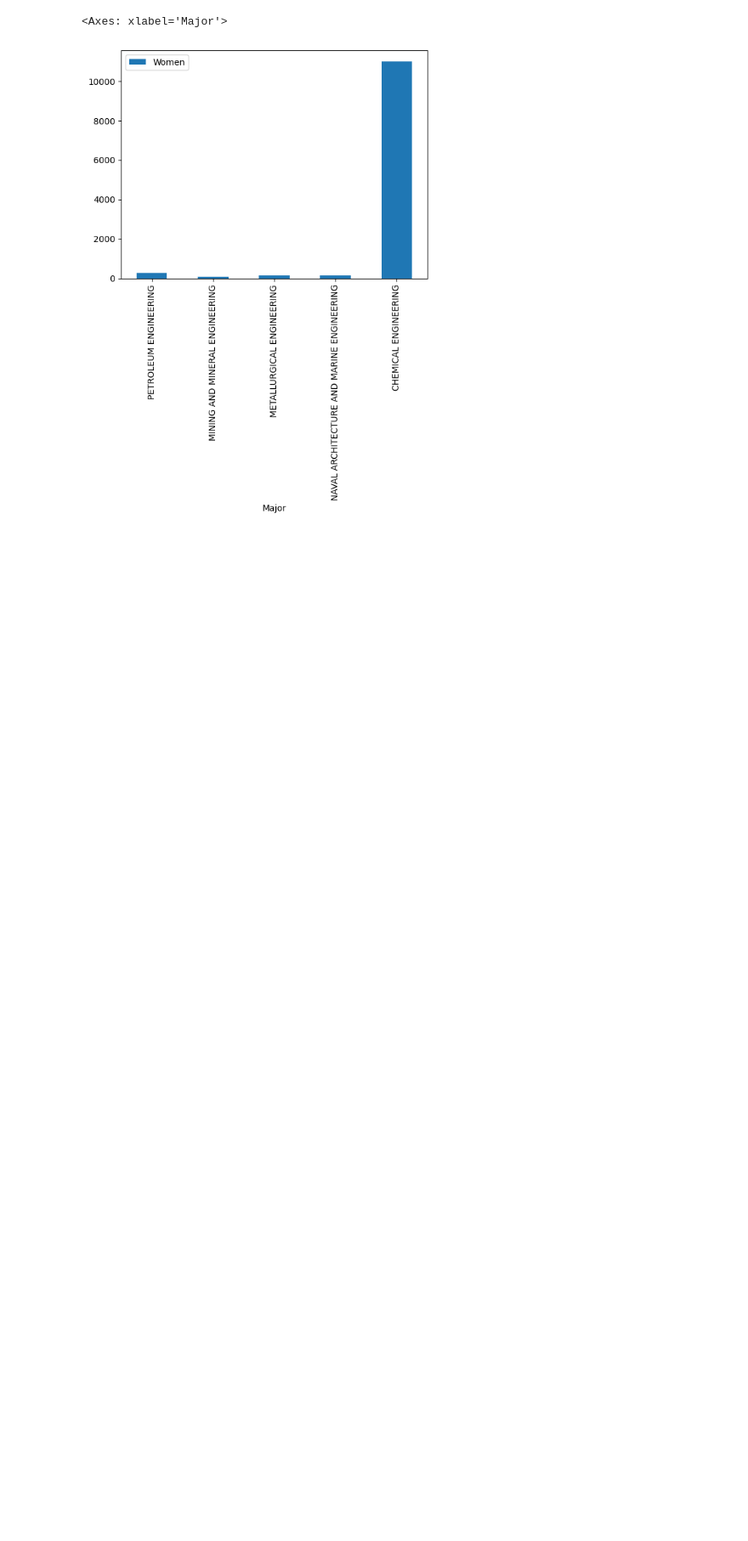
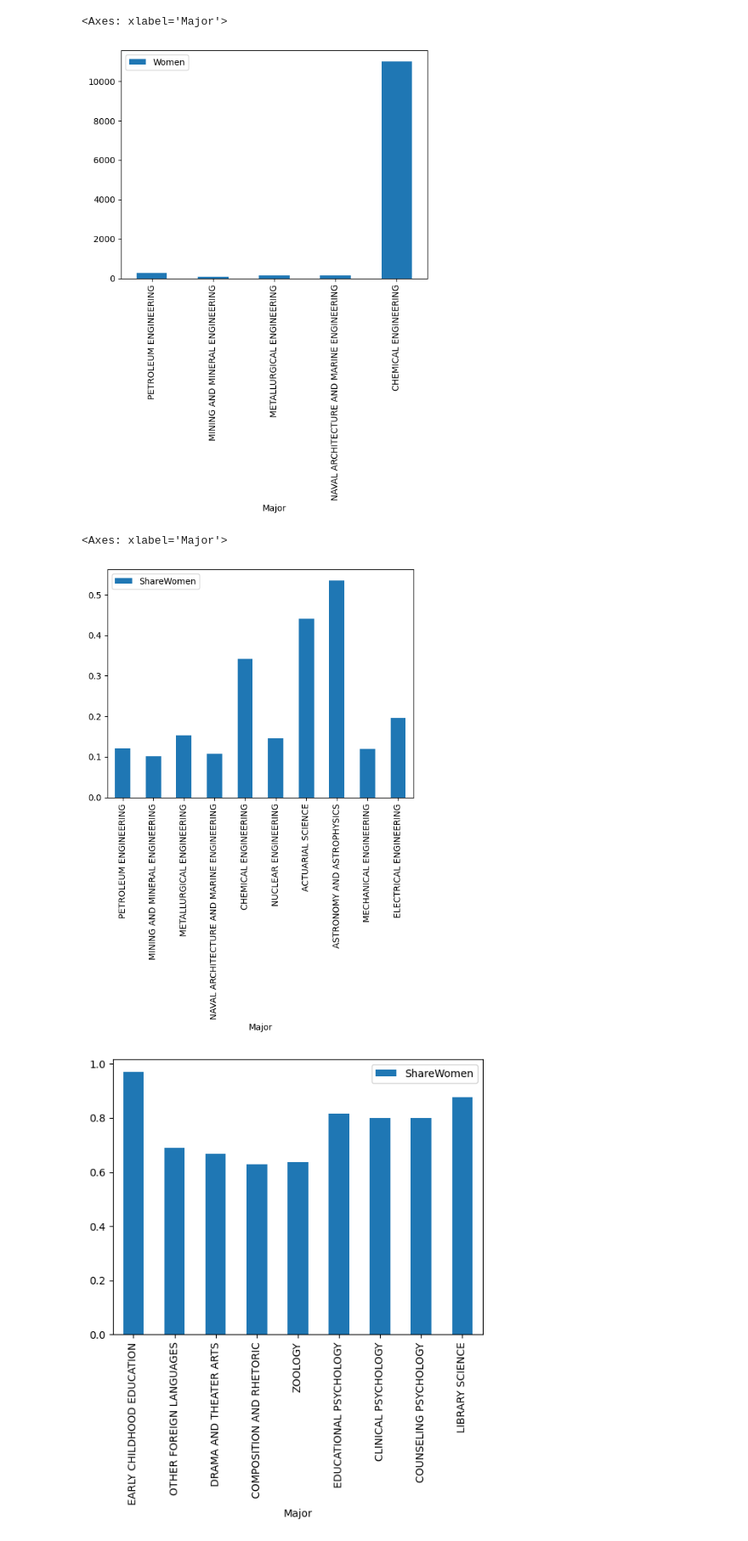
Before and after one commit to rabobahago/data_analytics_projects, a Jupyter notebook: visualizing_earnings_based_on_college_majors/main.ipynb, the cells around one changed output. Shown at 85% size. Drawn from its saved outputs; the diff is of its cells as text; code cells hidden in the pictures; blank space fills up the shorter version.

```diff
--- a/visualizing_earnings_based_on_college_majors/main.ipynb
+++ b/visualizing_earnings_based_on_college_majors/main.ipynb
@@ -177,3 +177,10 @@ recent_grads[:5].plot.bar(x='Major', y='Women')
 # %% [output]
 <Axes: xlabel='Major'>
 [figure]
+# %%
+recent_grads[0:10].plot.bar(x='Major', y='ShareWomen')
+recent_grads[163:].plot.bar(x='Major', y='ShareWomen')
+# %% [output]
+<Axes: xlabel='Major'>
+[figure, added]
+[figure, added]
```
Also changed, not shown: parts of 1 cell of this notebook, 9 other files.
